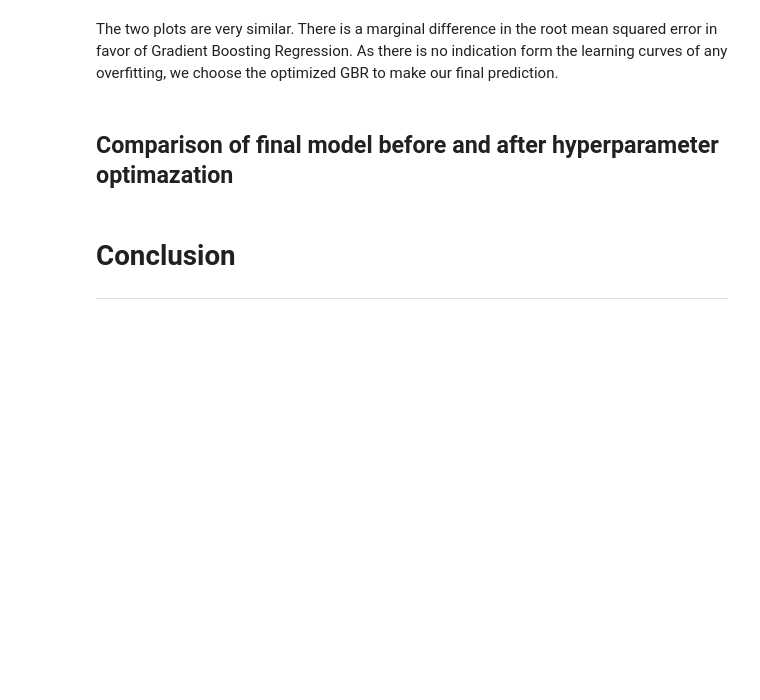
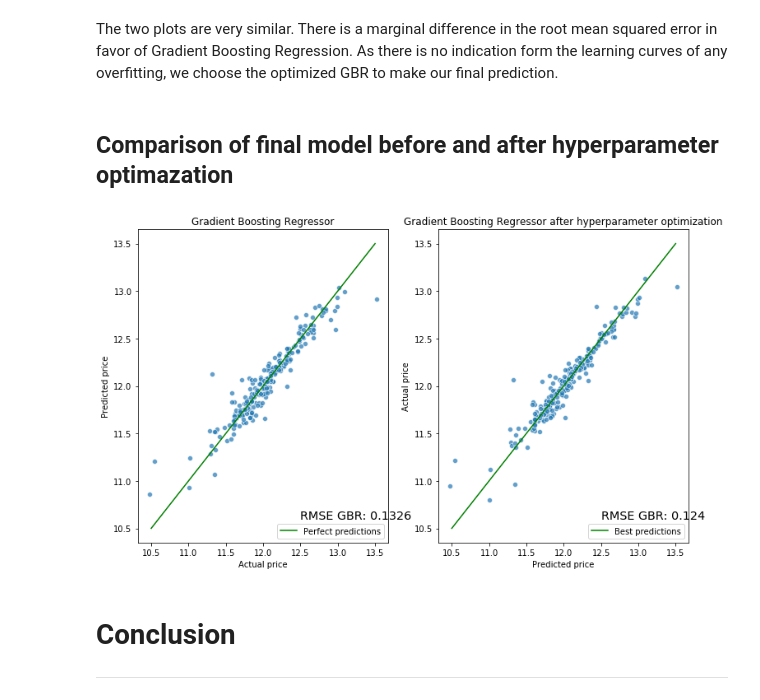
Before and after one commit to yohannjs/AML-2019, a Jupyter notebook: Challenges/House_Pricing/master_house_pricing_challenge.ipynb, the cells around one changed output. Cells and saved outputs as stored; diff of their text form; code cells hidden in the pictures; blank space fills up the shorter version.

```diff
--- a/Challenges/House_Pricing/master_house_pricing_challenge.ipynb
+++ b/Challenges/House_Pricing/master_house_pricing_challenge.ipynb
@@ -825,27 +825,29 @@ The two plots are very similar. There is a marginal difference in the root mean
 # %%
 plt.figure(figsize=(12,7))
 
 plt.subplot(1, 2, 1)
 sns.scatterplot(x=Y_test, y=predictions_GBR, alpha=0.7)
 plt.plot([10.5,13.5],[10.5,13.5],"g", label='Perfect predictions')
 plt.ylabel("Predicted price")
 plt.xlabel("Actual price")
 plt.title("Gradient Boosting Regressor")
 plt.legend(loc='lower right')
 scoreGBR = "RMSE GBR: {}".format(round(np.sqrt(mean_squared_error(predictions_GBR, Y_test)), 4))
 plt.annotate(s=scoreGBR,xy=(12.5,10.6),size='x-large')
 
-plt.subplot(1, 2, 1)
+plt.subplot(1, 2, 2)
 sns.scatterplot(x=Y_test, y=best_predictionsGBR, alpha=0.7)
 plt.plot([10.5,13.5],[10.5,13.5],"g", label='Best predictions')
 plt.xlabel("Predicted price")
 plt.ylabel("Actual price")
 plt.title("Gradient Boosting Regressor after hyperparameter optimization")
 plt.legend(loc='lower right')
 best_scoreGBR = "RMSE GBR: {}".format(round(np.sqrt(mean_squared_error(best_predictionsGBR, Y_test)), 4))
 plt.annotate(s=best_scoreGBR,xy=(12.5,10.6),size='x-large')
 
-o
+plt.show()
+# %% [output]
+[figure, added]
 # %% [markdown]
 # Conclusion
 <hr style="height:1px;border:none;color:#333;background-color:#333;" />
```
Also changed, not shown: 1 other file.
